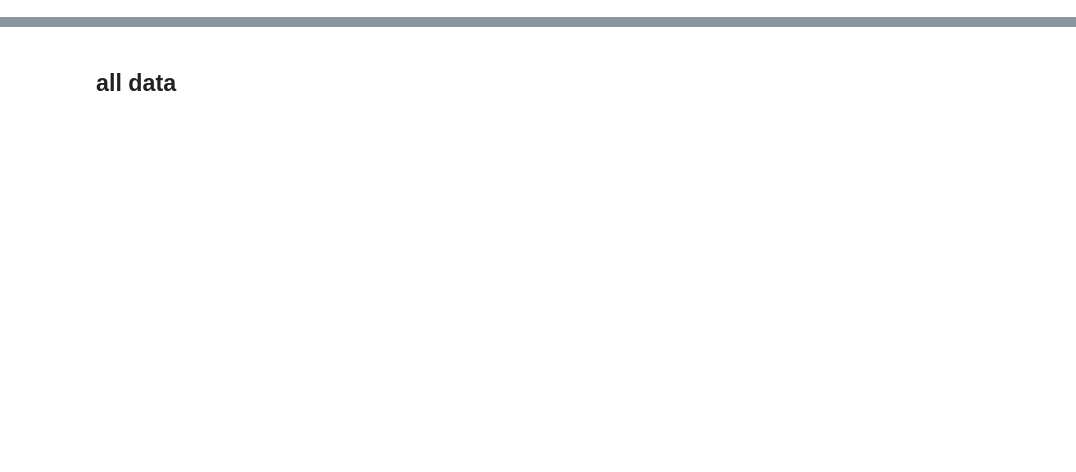
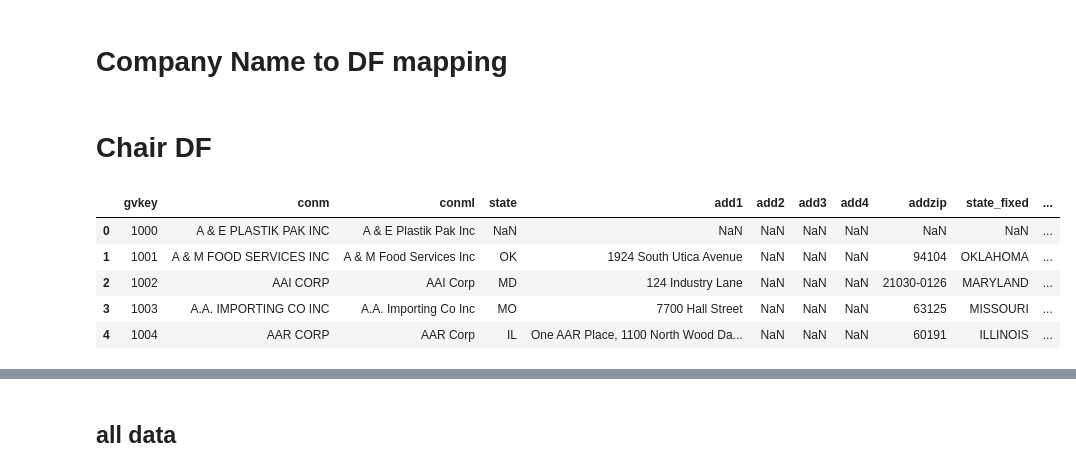
Before and after one commit to AlpAribal/idp-ws19, a Jupyter notebook: experiments.ipynb, the cells around one changed output, grey strips where cells are left out. Cells and saved outputs as stored; diff of their text form; code cells hidden in the pictures; blank space fills up the shorter version.

```diff
--- a/experiments.ipynb
+++ b/experiments.ipynb
@@ -96,0 +92,2 @@ dtype: int64
+# %% [markdown]
+# Company Name to DF mapping
@@ -96,0 +112,2 @@ dtype: int64
+# %% [markdown]
+# Chair DF
@@ -97 +119,12 @@ dtype: int64
+# %%
+cleaned= string_handlers.fix_letters(chair_df.conm)
+chair_df['cleaned']= string_handlers.fix_words(cleaned)
+chair_df.head()
+# %% [output]
+|  | gvkey | conm | conml | state | add1 | add2 | add3 | add4 | addzip | state_fixed | ... |
+| 0 | 1000 | A & E PLASTIK PAK INC | A & E Plastik Pak Inc | NaN | NaN | NaN | NaN | NaN | NaN | NaN | ... |
+| 1 | 1001 | A & M FOOD SERVICES INC | A & M Food Services Inc | OK | 1924 South Utica Avenue | NaN | NaN | NaN | 94104 | OKLAHOMA | ... |
+| 2 | 1002 | AAI CORP | AAI Corp | MD | 124 Industry Lane | NaN | NaN | NaN | 21030-0126 | MARYLAND | ... |
+| 3 | 1003 | A.A. IMPORTING CO INC | A.A. Importing Co Inc | MO | 7700 Hall Street | NaN | NaN | NaN | 63125 | MISSOURI | ... |
+| 4 | 1004 | AAR CORP | AAR Corp | IL | One AAR Place, 1100 North Wood Da... | NaN | NaN | NaN | 60191 | ILLINOIS | ... |
 # %%
```
Also changed, not shown: parts of 43 cells of this notebook.
